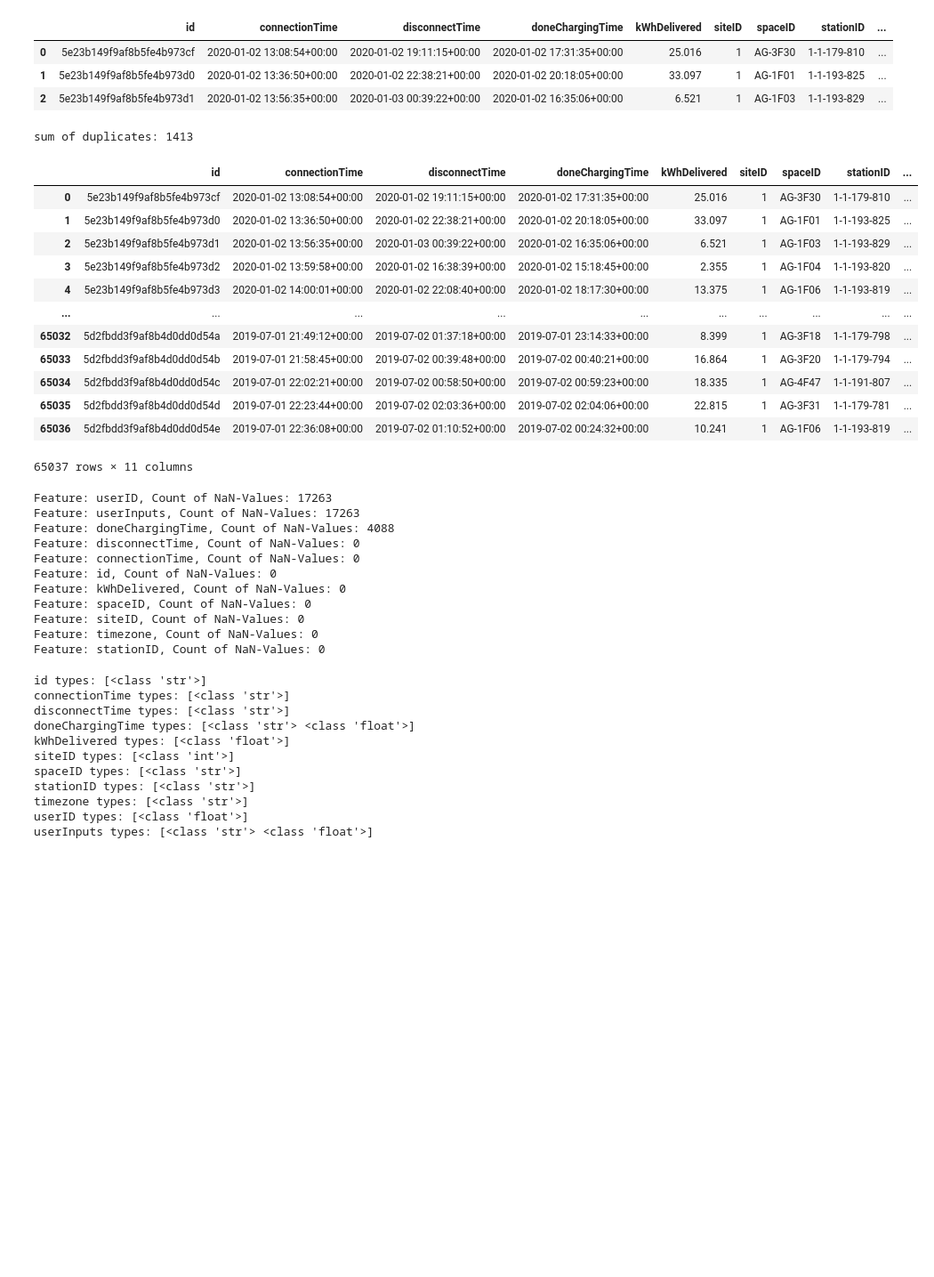
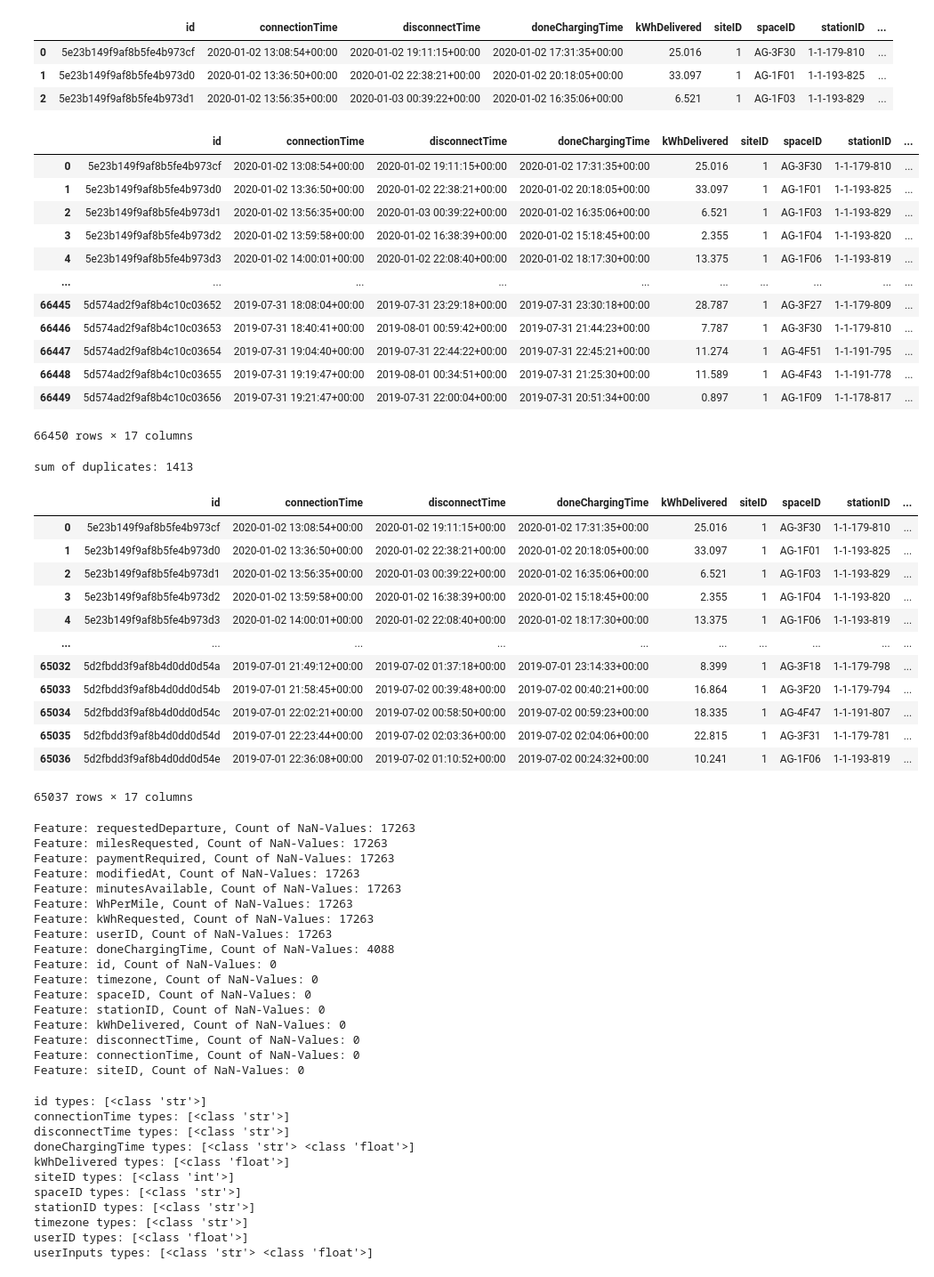
Before and after one commit to ge02/GinyuForce, a Jupyter notebook: data_prep_charging_set.ipynb, the cells around one changed output. Shown at 89% size. Drawn from its saved outputs; the diff is of its cells as text; code cells hidden in the pictures; blank space fills up the shorter version.

```diff
--- a/data_prep_charging_set.ipynb
+++ b/data_prep_charging_set.ipynb
@@ -92,6 +94,45 @@ charging_set.head(3)
 | 2 | 5e23b149f9af8b5fe4b973d1 | 2020-01-02 13:56:35+00:00 | 2020-01-03 00:39:22+00:00 | 2020-01-02 16:35:06+00:00 | 6.521 | 1 | AG-1F03 | 1-1-193-829 | ... |
 # %%
 # split userInputs into own columns
+def parse_user_inputs(row):
+    try:
+        # Parse the row as a Python object (e.g., list of dicts)
+        parsed = ast.literal_eval(row) if pd.notnull(row) else []
+        return parsed[0] if isinstance(parsed, list) and len(parsed) > 0 else {}
+    except (ValueError, SyntaxError):
+        return {}
+
+# Parse 'userInputs' column in charging_set
+charging_set['userInputs'] = charging_set['userInputs'].apply(parse_user_inputs)
+
+# Specify the desired features to extract
+desired_features = [
+    'WhPerMile', 'kWhRequested', 'milesRequested',
+    'minutesAvailable', 'modifiedAt', 'paymentRequired',
+    'requestedDeparture'
+]
+
+# Extract desired features and create new columns
+for feature in desired_features:
+    charging_set[feature] = charging_set['userInputs'].apply(
+        lambda x: x.get(feature) if isinstance(x, dict) else None
+    )
+charging_set = charging_set.drop(columns=['userInputs'])
+charging_set
+# %% [output]
+|  | id | connectionTime | disconnectTime | doneChargingTime | kWhDelivered | siteID | spaceID | stationID | ... |
+| 0 | 5e23b149f9af8b5fe4b973cf | 2020-01-02 13:08:54+00:00 | 2020-01-02 19:11:15+00:00 | 2020-01-02 17:31:35+00:00 | 25.016 | 1 | AG-3F30 | 1-1-179-810 | ... |
+| 1 | 5e23b149f9af8b5fe4b973d0 | 2020-01-02 13:36:50+00:00 | 2020-01-02 22:38:21+00:00 | 2020-01-02 20:18:05+00:00 | 33.097 | 1 | AG-1F01 | 1-1-193-825 | ... |
+| 2 | 5e23b149f9af8b5fe4b973d1 | 2020-01-02 13:56:35+00:00 | 2020-01-03 00:39:22+00:00 | 2020-01-02 16:35:06+00:00 | 6.521 | 1 | AG-1F03 | 1-1-193-829 | ... |
+| 3 | 5e23b149f9af8b5fe4b973d2 | 2020-01-02 13:59:58+00:00 | 2020-01-02 16:38:39+00:00 | 2020-01-02 15:18:45+00:00 | 2.355 | 1 | AG-1F04 | 1-1-193-820 | ... |
+| 4 | 5e23b149f9af8b5fe4b973d3 | 2020-01-02 14:00:01+00:00 | 2020-01-02 22:08:40+00:00 | 2020-01-02 18:17:30+00:00 | 13.375 | 1 | AG-1F06 | 1-1-193-819 | ... |
+| ... | ... | ... | ... | ... | ... | ... | ... | ... | ... |
+| 66445 | 5d574ad2f9af8b4c10c03652 | 2019-07-31 18:08:04+00:00 | 2019-07-31 23:29:18+00:00 | 2019-07-31 23:30:18+00:00 | 28.787 | 1 | AG-3F27 | 1-1-179-809 | ... |
+| 66446 | 5d574ad2f9af8b4c10c03653 | 2019-07-31 18:40:41+00:00 | 2019-08-01 00:59:42+00:00 | 2019-07-31 21:44:23+00:00 | 7.787 | 1 | AG-3F30 | 1-1-179-810 | ... |
+| 66447 | 5d574ad2f9af8b4c10c03654 | 2019-07-31 19:04:40+00:00 | 2019-07-31 22:44:22+00:00 | 2019-07-31 22:45:21+00:00 | 11.274 | 1 | AG-4F51 | 1-1-191-795 | ... |
+| 66448 | 5d574ad2f9af8b4c10c03655 | 2019-07-31 19:19:47+00:00 | 2019-08-01 00:34:51+00:00 | 2019-07-31 21:25:30+00:00 | 11.589 | 1 | AG-4F43 | 1-1-191-778 | ... |
+| 66449 | 5d574ad2f9af8b4c10c03656 | 2019-07-31 19:21:47+00:00 | 2019-07-31 22:00:04+00:00 | 2019-07-31 20:51:34+00:00 | 0.897 | 1 | AG-1F09 | 1-1-178-817 | ... |
+66450 rows × 17 columns
 # %%
 # check for duplicates
 duplicate_counter = charging_set.duplicated().sum()
@@ -112,7 +153,7 @@ sum of duplicates: 1413
 | 65034 | 5d2fbdd3f9af8b4d0dd0d54c | 2019-07-01 22:02:21+00:00 | 2019-07-02 00:58:50+00:00 | 2019-07-02 00:59:23+00:00 | 18.335 | 1 | AG-4F47 | 1-1-191-807 | ... |
 | 65035 | 5d2fbdd3f9af8b4d0dd0d54d | 2019-07-01 22:23:44+00:00 | 2019-07-02 02:03:36+00:00 | 2019-07-02 02:04:06+00:00 | 22.815 | 1 | AG-3F31 | 1-1-179-781 | ... |
 | 65036 | 5d2fbdd3f9af8b4d0dd0d54e | 2019-07-01 22:36:08+00:00 | 2019-07-02 01:10:52+00:00 | 2019-07-02 00:24:32+00:00 | 10.241 | 1 | AG-1F06 | 1-1-193-819 | ... |
-65037 rows × 11 columns
+65037 rows × 17 columns
 # %%
 # check for none-values
 nan_counts = charging_set.isna().sum()
@@ -121,17 +162,23 @@ nan_counts_sorted = nan_counts.sort_values(ascending=False)
 for column, count in nan_counts_sorted.items():
     print(f"Feature: {column}, Count of NaN-Values: {count}")
 # %% [output]
+Feature: requestedDeparture, Count of NaN-Values: 17263
+Feature: milesRequested, Count of NaN-Values: 17263
+Feature: paymentRequired, Count of NaN-Values: 17263
+Feature: modifiedAt, Count of NaN-Values: 17263
+Feature: minutesAvailable, Count of NaN-Values: 17263
+Feature: WhPerMile, Count of NaN-Values: 17263
+Feature: kWhRequested, Count of NaN-Values: 17263
 Feature: userID, Count of NaN-Values: 17263
-Feature: userInputs, Count of NaN-Values: 17263
 Feature: doneChargingTime, Count of NaN-Values: 4088
+Feature: id, Count of NaN-Values: 0
+Feature: timezone, Count of NaN-Values: 0
+Feature: spaceID, Count of NaN-Values: 0
+Feature: stationID, Count of NaN-Values: 0
+Feature: kWhDelivered, Count of NaN-Values: 0
 Feature: disconnectTime, Count of NaN-Values: 0
 Feature: connectionTime, Count of NaN-Values: 0
-Feature: id, Count of NaN-Values: 0
-Feature: kWhDelivered, Count of NaN-Values: 0
-Feature: spaceID, Count of NaN-Values: 0
 Feature: siteID, Count of NaN-Values: 0
-Feature: timezone, Count of NaN-Values: 0
-Feature: stationID, Count of NaN-Values: 0
 # %%
 ### check data types of each column
 # Find the unique types
```
Also changed, not shown: parts of 1 cell of this notebook.
